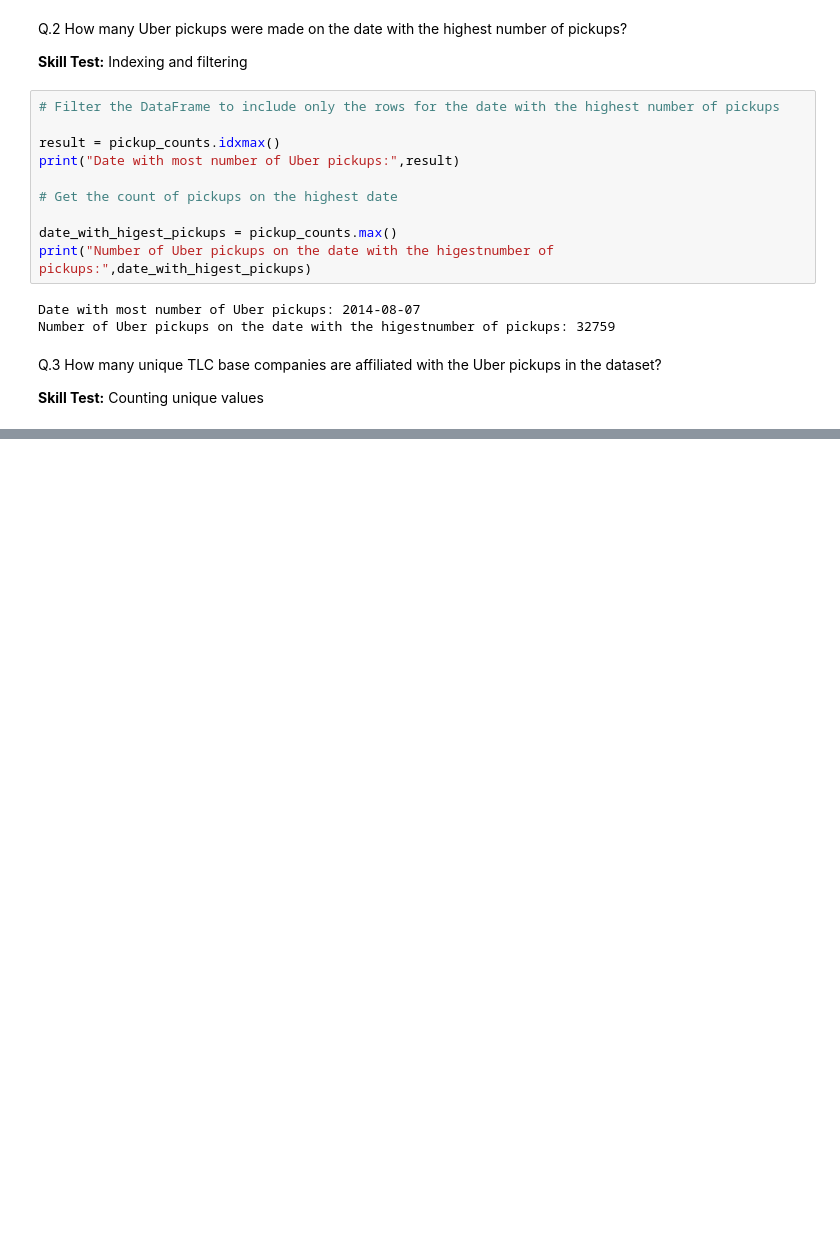
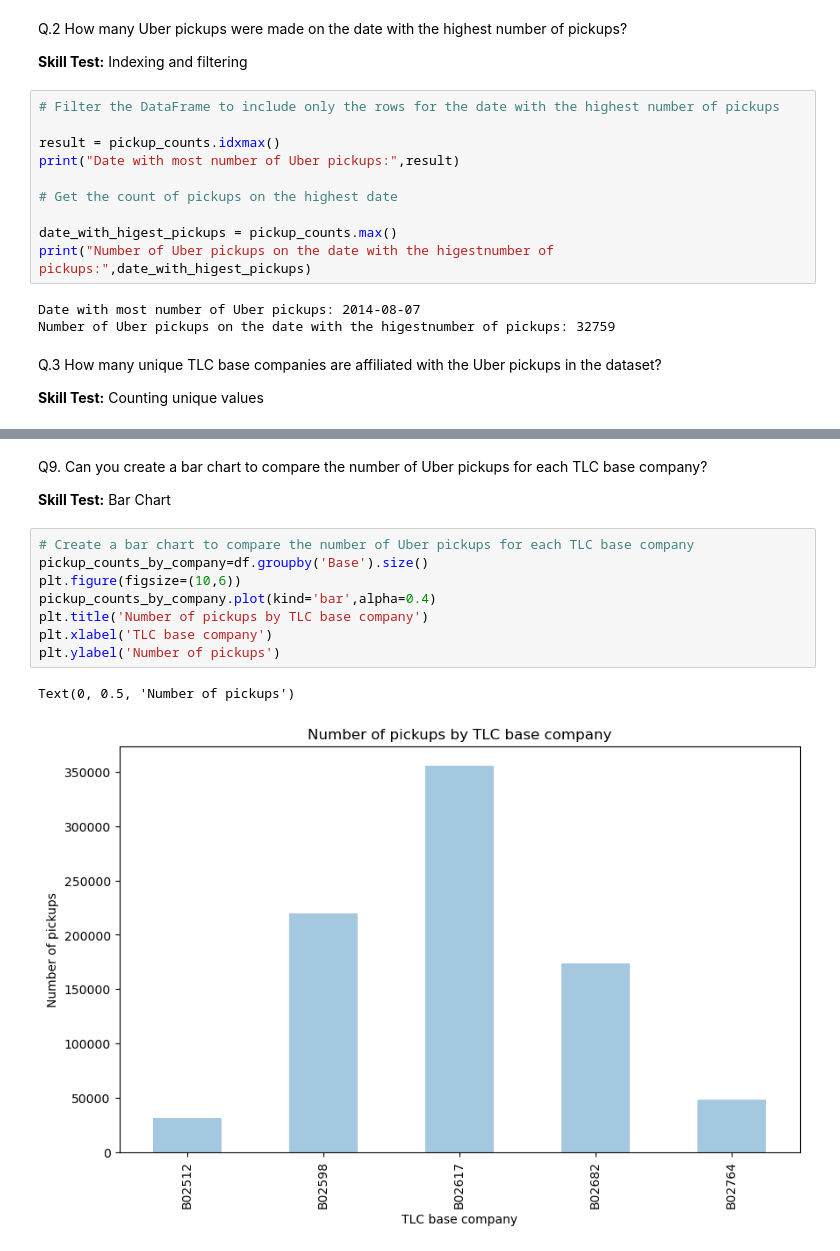
Before and after one commit to Joshu9747/NewtonsSchool_Uber, a Jupyter notebook: UBER PROJECT.ipynb, the cells around one changed output, grey strips where cells are left out. Cells and saved outputs as stored; diff of their text form; blank space fills up the shorter version.

```diff
--- a/UBER PROJECT.ipynb
+++ b/UBER PROJECT.ipynb
@@ -118,0 +242,15 @@ unique_companies = df[]
+# %% [markdown]
+Q9. Can you create a bar chart to compare the number of Uber pickups for each TLC base company?
+
+**Skill Test:** Bar Chart
+# %%
+# Create a bar chart to compare the number of Uber pickups for each TLC base company
+pickup_counts_by_company=df.groupby('Base').size()
+plt.figure(figsize=(10,6))
+pickup_counts_by_company.plot(kind='bar',alpha=0.4)
+plt.title('Number of pickups by TLC base company')
+plt.xlabel('TLC base company')
+plt.ylabel('Number of pickups')
+# %% [output]
+Text(0, 0.5, 'Number of pickups')
+[figure, added]
```
Also changed, not shown: parts of 13 cells of this notebook.
